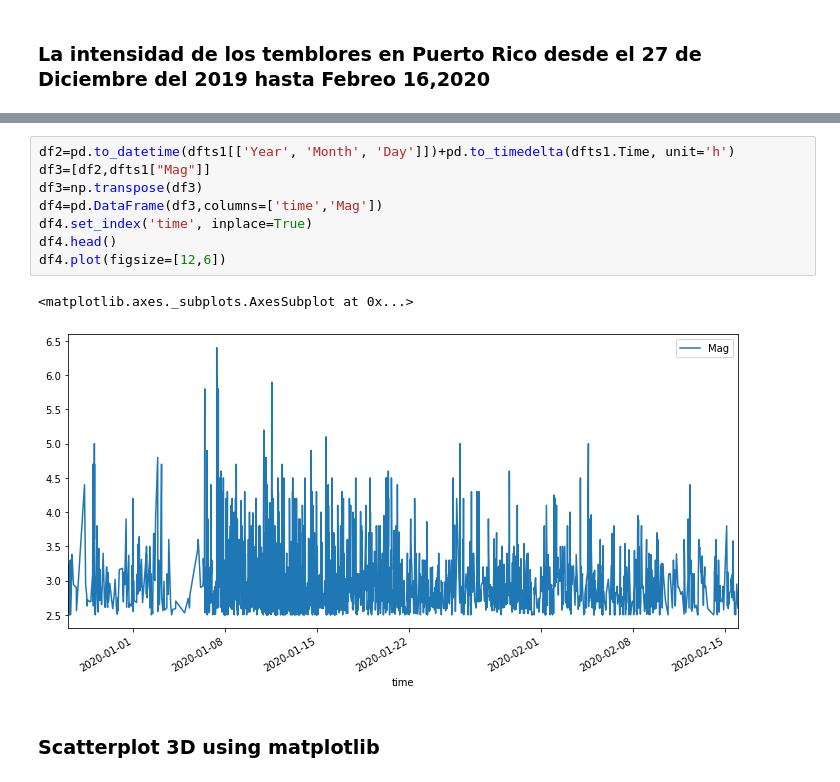
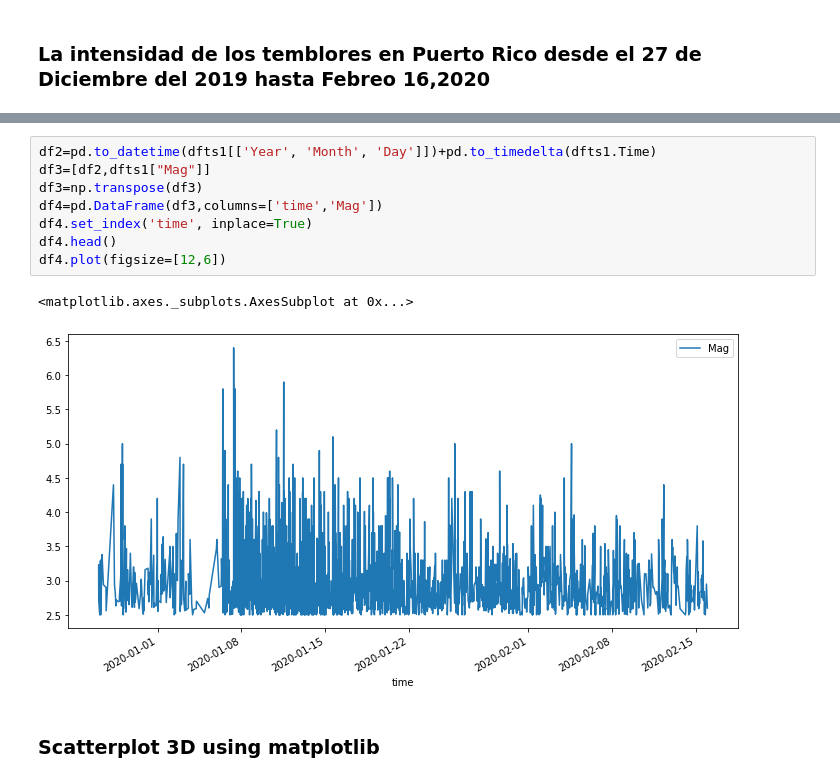
Before and after one commit to eacunafer/Data-Mining-Machine-Learning-subgraduado-, a Jupyter notebook: notebooks/visual1e.ipynb, the cells around one changed output, grey strips where cells are left out. Drawn from its saved outputs; the diff is of its cells as text.

```diff
--- a/notebooks/visual1e.ipynb
+++ b/notebooks/visual1e.ipynb
@@ -192,16 +188,16 @@ Timestamp    2239 non-null int64
 dtypes: float64(4), int64(4), object(2)
 memory usage: 175.0+ KB
 # %%
-df2=pd.to_datetime(dfts1[['Year', 'Month', 'Day']])+pd.to_timedelta(dfts1.Time, unit='h')
+df2=pd.to_datetime(dfts1[['Year', 'Month', 'Day']])+pd.to_timedelta(dfts1.Time)
 df3=[df2,dfts1["Mag"]]
 df3=np.transpose(df3)
 df4=pd.DataFrame(df3,columns=['time','Mag'])
 df4.set_index('time', inplace=True)
 df4.head()
 df4.plot(figsize=[12,6])
 # %% [output]
 <matplotlib.axes._subplots.AxesSubplot at 0x...>
-[figure, old version]
+[figure, new version]
 # %% [markdown]
 ### Scatterplot 3D using matplotlib
 # %%
```
Also changed, not shown: parts of 8 cells of this notebook, 1 other file.
